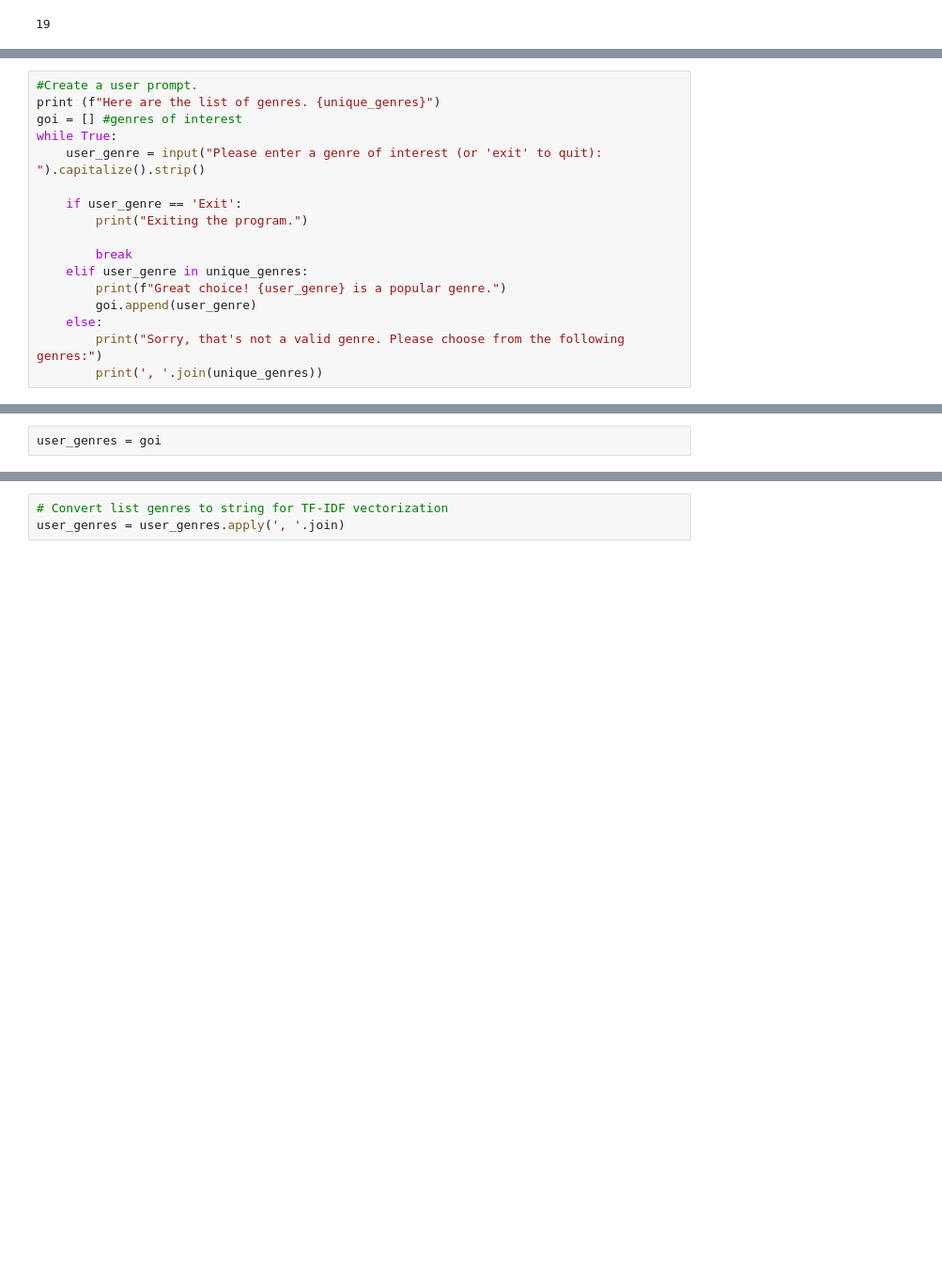
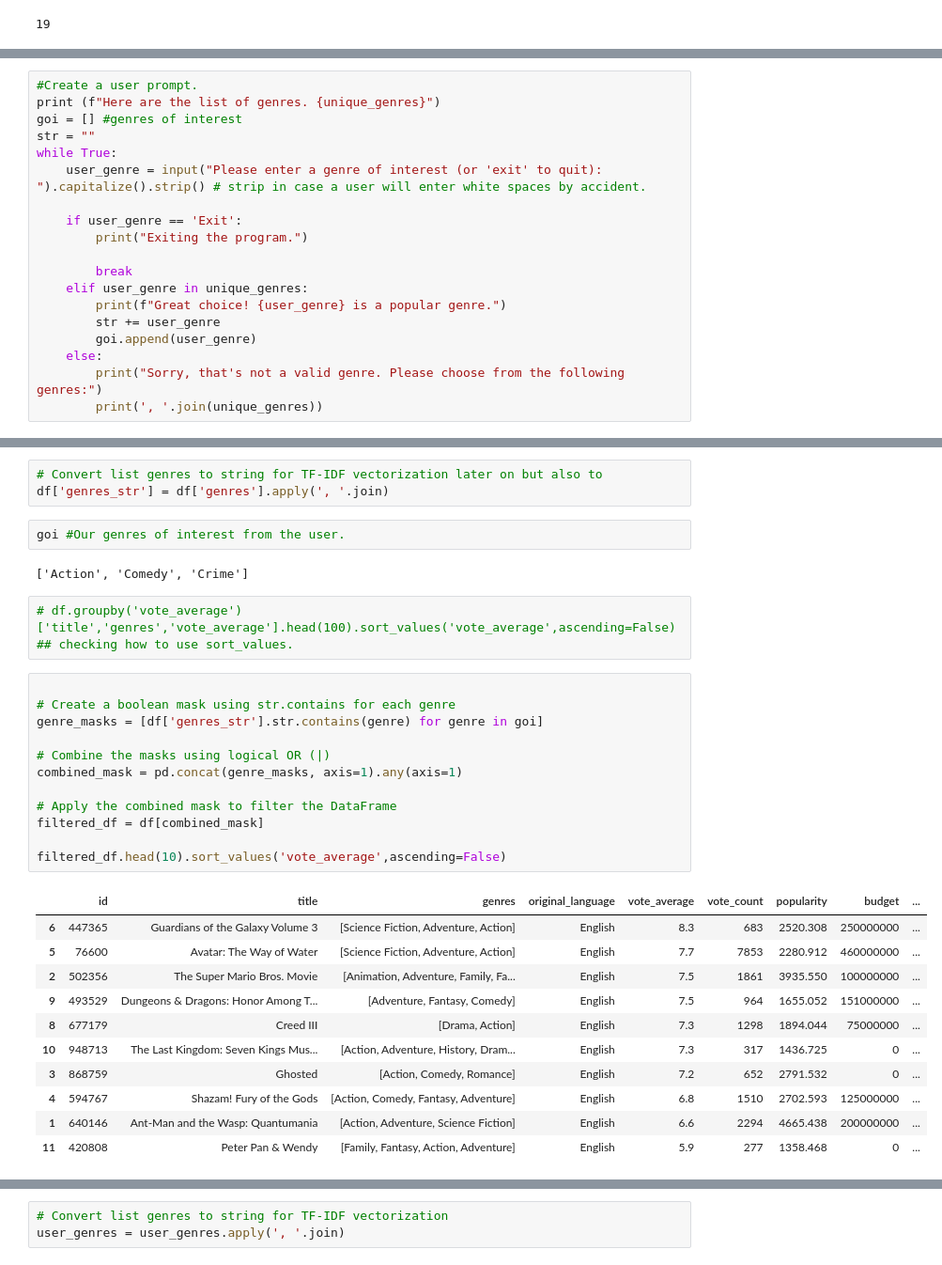
Before and after one commit to Richard-Vuong/Movie-Recommender-Engine, a Jupyter notebook: MoviesRecommender.ipynb, the cells around one changed output, grey strips where cells are left out. Shown: that part at 94% size. Drawn from its saved outputs; the diff is of its cells as text; blank space fills up the shorter version.

```diff
--- a/MoviesRecommender.ipynb
+++ b/MoviesRecommender.ipynb
@@ -198,8 +180,9 @@ So the essential idea of my movie recommender is to generate a list of movies to
 #Create a user prompt.
 print (f"Here are the list of genres. {unique_genres}")
 goi = [] #genres of interest
+str = ""
 while True:
-    user_genre = input("Please enter a genre of interest (or 'exit' to quit): ").capitalize().strip()
+    user_genre = input("Please enter a genre of interest (or 'exit' to quit): ").capitalize().strip() # strip in case a user will enter white spaces by accident.
 
     if user_genre == 'Exit':
         print("Exiting the program.")
@@ -207,6 +190,7 @@ while True:
         break
     elif user_genre in unique_genres:
         print(f"Great choice! {user_genre} is a popular genre.")
+        str += user_genre
         goi.append(user_genre)
     else:
         print("Sorry, that's not a valid genre. Please choose from the following genres:")
@@ -219,3 +207,34 @@ Great choice! Action is a popular genre.
 Exiting the program.
-# %%
-user_genres = goi
+# %%
+# Convert list genres to string for TF-IDF vectorization later on but also to
+df['genres_str'] = df['genres'].apply(', '.join)
+# %%
+goi #Our genres of interest from the user.
+# %% [output]
+['Action', 'Comedy', 'Crime']
+# %%
+# df.groupby('vote_average')['title','genres','vote_average'].head(100).sort_values('vote_average',ascending=False) ## checking how to use sort_values.
+# %%
+
+# Create a boolean mask using str.contains for each genre
+genre_masks = [df['genres_str'].str.contains(genre) for genre in goi]
+
+# Combine the masks using logical OR (|)
+combined_mask = pd.concat(genre_masks, axis=1).any(axis=1)
+
+# Apply the combined mask to filter the DataFrame
+filtered_df = df[combined_mask]
+
+filtered_df.head(10).sort_values('vote_average',ascending=False)
+# %% [output]
+|  | id | title | genres | original_language | vote_average | vote_count | popularity | budget | ... |
+| 6 | 447365 | Guardians of the Galaxy Volume 3 | [Science Fiction, Adventure, Action] | English | 8.3 | 683 | 2520.308 | 250000000 | ... |
+| 5 | 76600 | Avatar: The Way of Water | [Science Fiction, Adventure, Action] | English | 7.7 | 7853 | 2280.912 | 460000000 | ... |
+| 2 | 502356 | The Super Mario Bros. Movie | [Animation, Adventure, Family, Fa... | English | 7.5 | 1861 | 3935.550 | 100000000 | ... |
+| 9 | 493529 | Dungeons & Dragons: Honor Among T... | [Adventure, Fantasy, Comedy] | English | 7.5 | 964 | 1655.052 | 151000000 | ... |
+| 8 | 677179 | Creed III | [Drama, Action] | English | 7.3 | 1298 | 1894.044 | 75000000 | ... |
+| 10 | 948713 | The Last Kingdom: Seven Kings Mus... | [Action, Adventure, History, Dram... | English | 7.3 | 317 | 1436.725 | 0 | ... |
+| 3 | 868759 | Ghosted | [Action, Comedy, Romance] | English | 7.2 | 652 | 2791.532 | 0 | ... |
+| 4 | 594767 | Shazam! Fury of the Gods | [Action, Comedy, Fantasy, Adventure] | English | 6.8 | 1510 | 2702.593 | 125000000 | ... |
+| 1 | 640146 | Ant-Man and the Wasp: Quantumania | [Action, Adventure, Science Fiction] | English | 6.6 | 2294 | 4665.438 | 200000000 | ... |
+| 11 | 420808 | Peter Pan & Wendy | [Family, Fantasy, Action, Adventure] | English | 5.9 | 277 | 1358.468 | 0 | ... |
```
Also changed, not shown: parts of 22 cells of this notebook.
